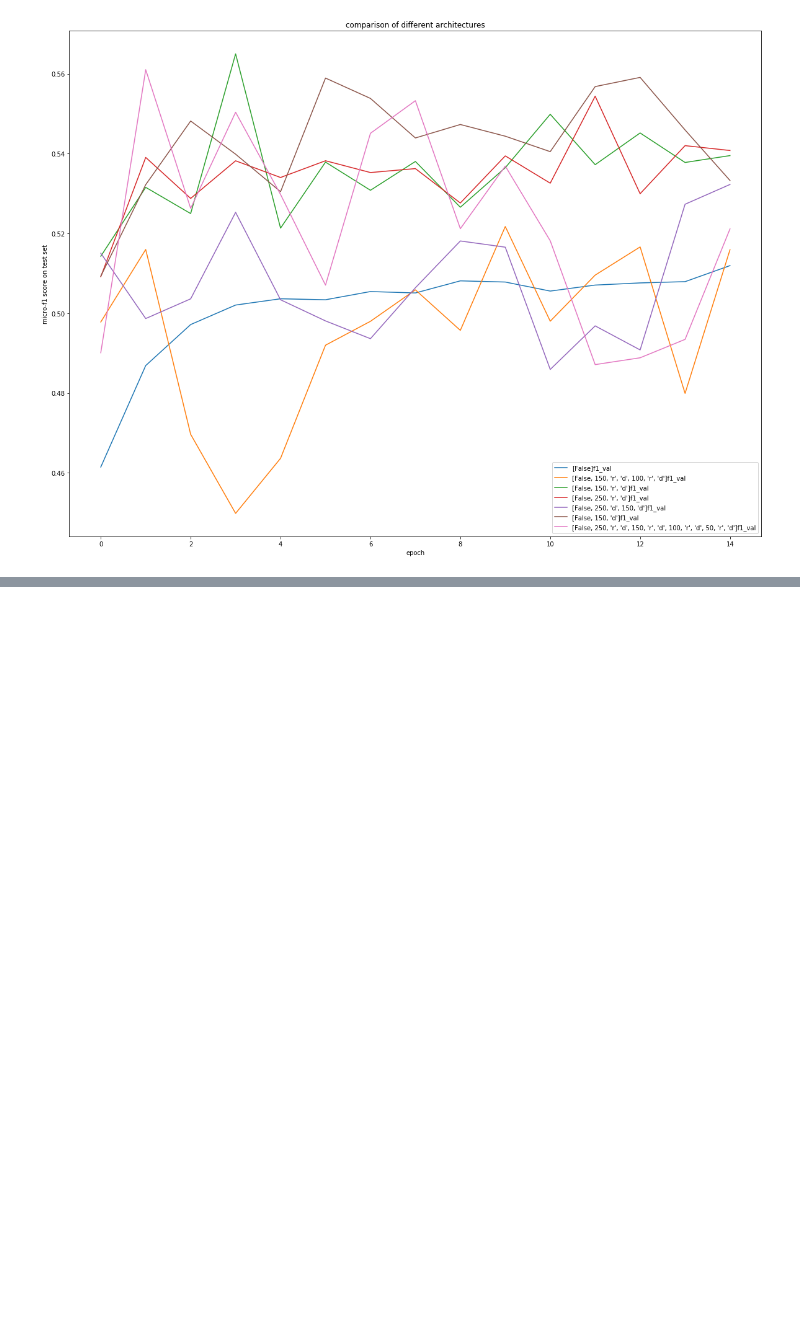
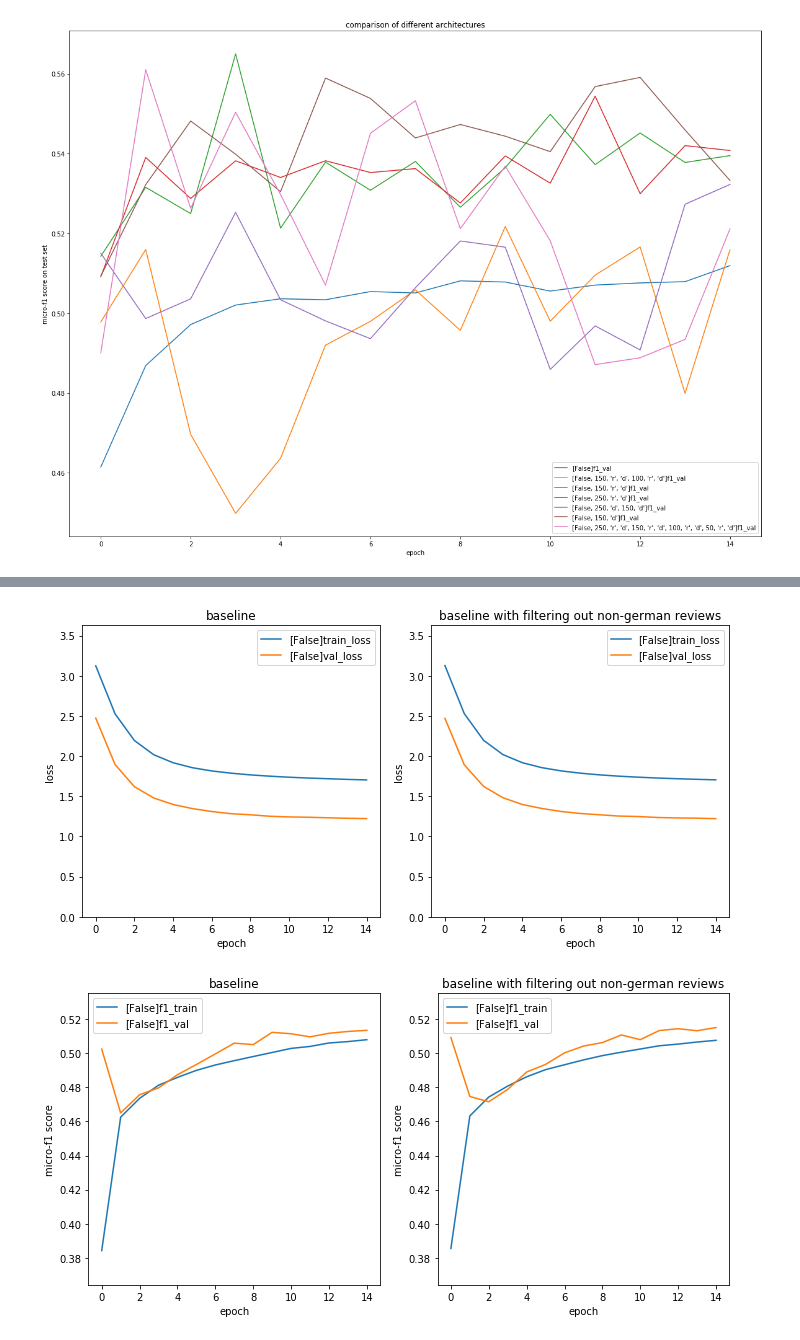
Before and after one commit to sorgmi/amazon_category_prediction, a Jupyter notebook: report.ipynb, the cells around one changed output, grey strips where cells are left out. Saved outputs shown, nothing was run; the diff lists cells and outputs as text; code cells hidden in the pictures; blank space fills up the shorter version.

```diff
--- a/report.ipynb
+++ b/report.ipynb
@@ -425,0 +471,8 @@ Organic Dataset | https://syncandshare.lrz.de/dl/fiNDkYy3SNfH6M62mpfPV92c/proces
+# %%
+p1 = "blobs/2019-06-21_balanced_100k_usde_baseline/"
+p2 = "blobs/2019-06-24_baseline_balanced_100k_filterLang/"
+plotExperimentLoss(p1,p2,"baseline", "baseline with filtering out non-german reviews")
+plotExperimentf1(p1,p2,"baseline", "baseline with filtering out non-german reviews")
+# %% [output]
+[figure, added]
+[figure, added]
```
Also changed, not shown: parts of 46 cells of this notebook.
